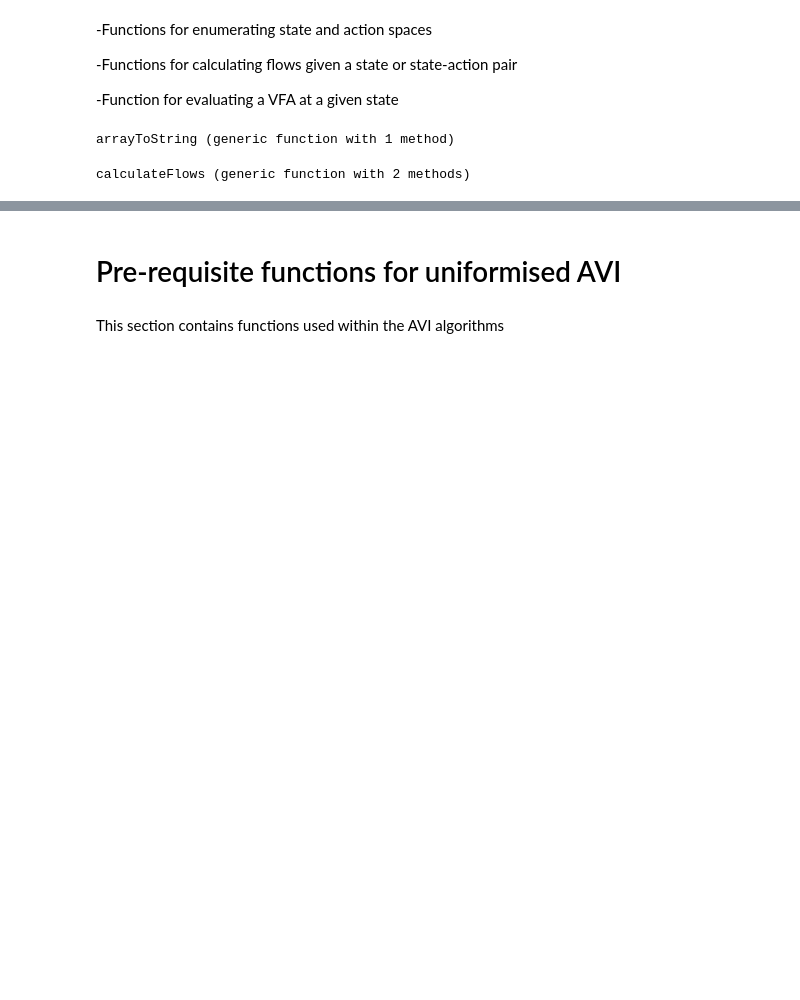
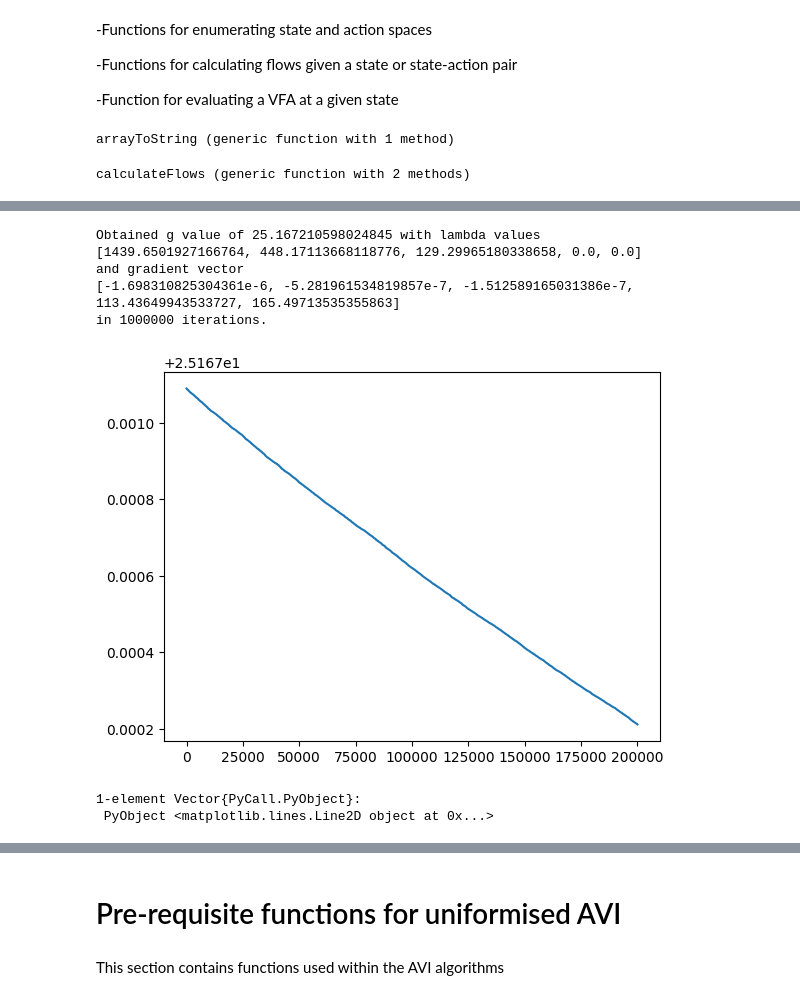
Before and after one commit to fairleyl/PhD-Code, a Jupyter notebook: Problem-Suite-Experiments.ipynb, the cells around one changed output, grey strips where cells are left out. Drawn from its saved outputs; the diff is of its cells as text; code cells hidden in the pictures; blank space fills up the shorter version.

Commit message:
Update Problem-Suite-Experiments.ipynb
Implemented gradient descent to optimise g

```diff
--- a/Problem-Suite-Experiments.ipynb
+++ b/Problem-Suite-Experiments.ipynb
@@ -167,0 +208,11 @@ v (generic function with 4 methods)
+# %%
+function gradG(N,alpha_d, alpha_r, beta, tau, c0, c1, r, lambda, h)
+    gradG = fill(0.0, N)
+    for i in 1:N
+        hi = fill(0.0, N)
+        hi[i] = h
+        gradG[i] = (calculateG_SSP(N,alpha_d, alpha_r, beta, tau, c0, c1, r, lambda + hi)[1] - calculateG_SSP(N,alpha_d, alpha_r, beta, tau, c0, c1, r, lambda)[1])/h
+    end
+
+    return gradG
+end
@@ -167,0 +221,6 @@ v (generic function with 4 methods)
+# %%
+function stepsize(lambdaNew, lambdaOld, gradGNew, gradGOld)
+    lambdaDiff = lambdaNew .- lambdaOld
+    gradDiff = gradGNew .- gradGOld
+    return abs(dot(lambdaDiff,gradDiff))/dot(gradDiff,gradDiff)
+end
@@ -167,0 +318,37 @@ v (generic function with 4 methods)
+# %%
+N = 5
+tau = [1 for i in 1:N]
+alpha_d = [0.01*i for i in 1:N]
+alpha_r = [0.001*i for i in 1:N]
+beta=10.0
+c0=[1.0*i for i in 1:N]
+c1=100.0
+r=[100.0*i for i in 1:N]
+
+h = 0.01
+firstStep = 0.01
+nMax = 1000000
+test = optimiseG(N,alpha_d, alpha_r, beta, tauArr, c0, c1, r, h, firstStep, nMax)
+print("Obtained g value of ")
+print(test[1]["g"])
+println(" with lambda values ")
+println(test[1]["lambda"])
+println("and gradient vector ")
+println(test[1]["gradG"])
+print("in ")
+print(test[1]["numIterations"])
+println(" iterations.")
+# %% [output]
+Obtained g value of 25.167210598024845 with lambda values
+[1439.6501927166764, 448.17113668118776, 129.29965180338658, 0.0, 0.0]
+and gradient vector
+[-1.698310825304361e-6, -5.281961534819857e-7, -1.512589165031386e-7, 113.43649943533727, 165.49713535355863]
+in 1000000 iterations.
+# %%
+start = Int64(8e5)
+finish = test[1]["numIterations"]
+PyPlot.plot(test[2]["g"][start:finish])
+# %% [output]
+[figure, added]
+1-element Vector{PyCall.PyObject}:
+ PyObject <matplotlib.lines.Line2D object at 0x...>
```
Also changed, not shown: parts of 21 cells of this notebook.
